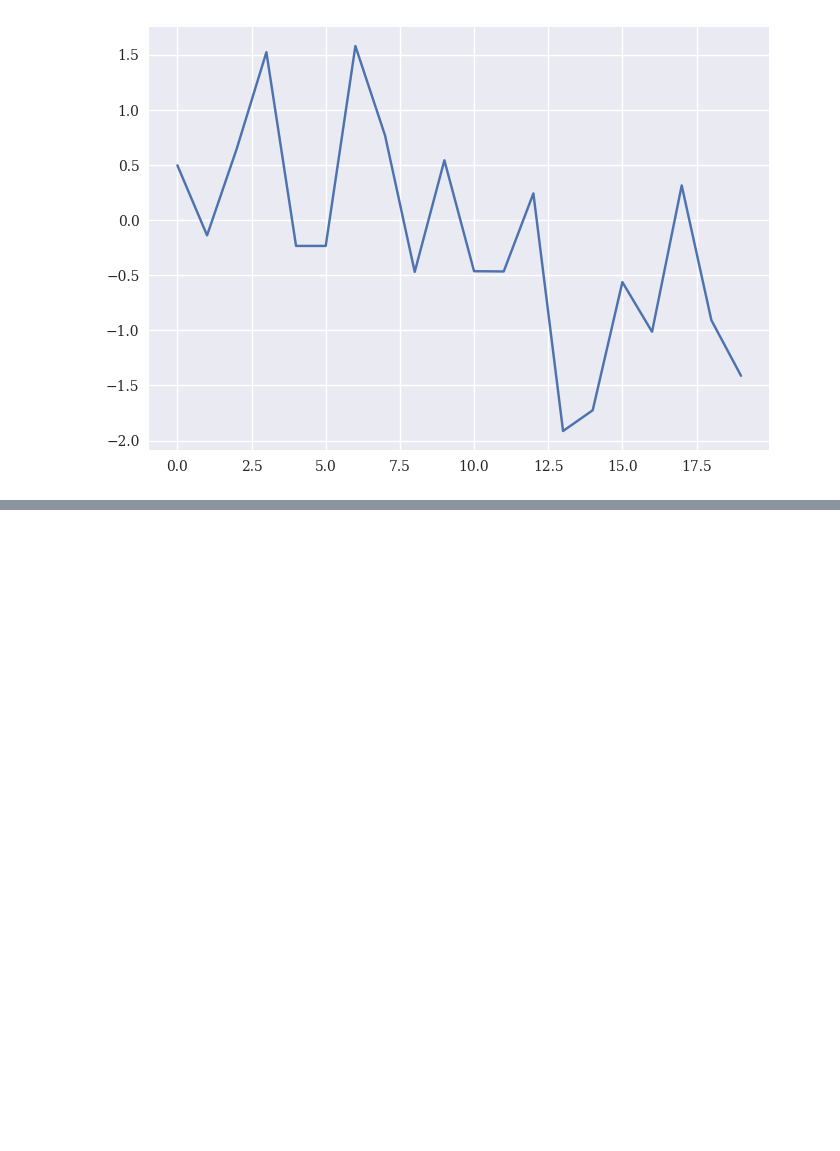
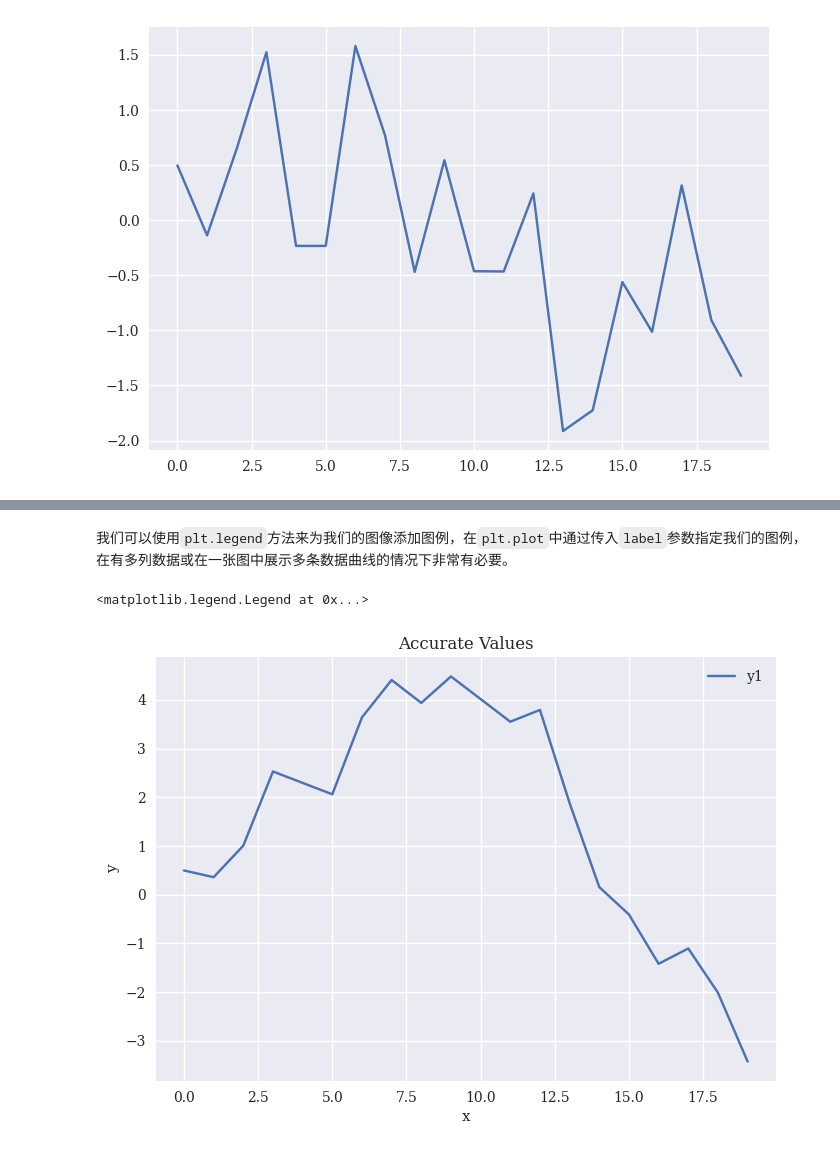
Before and after one commit to TwT-ABCI-Group/Coding-Fundamental, a Jupyter notebook: Ch4. Data Visualisation/notebook/Ch4. Data Visualisation.ipynb, the cells around one changed output, grey strips where cells are left out. Drawn from its saved outputs; the diff is of its cells as text; code cells hidden in the pictures; blank space fills up the shorter version.

```diff
--- a/Ch4. Data Visualisation/notebook/Ch4. Data Visualisation.ipynb
+++ b/Ch4. Data Visualisation/notebook/Ch4. Data Visualisation.ipynb
@@ -79,0 +96,11 @@ plt.plot(y)
+# %% [markdown]
+我们可以使用`plt.legend`方法来为我们的图像添加图例，在`plt.plot`中通过传入`label`参数指定我们的图例，在有多列数据或在一张图中展示多条数据曲线的情况下非常有必要。
+# %%
+plt.plot(y.cumsum(), label='y1')
+plt.title('Accurate Values')
+plt.xlabel('x')
+plt.ylabel('y')
+plt.legend()
+# %% [output]
+<matplotlib.legend.Legend at 0x...>
+[figure, added]
```
Also changed, not shown: parts of 27 cells of this notebook.
